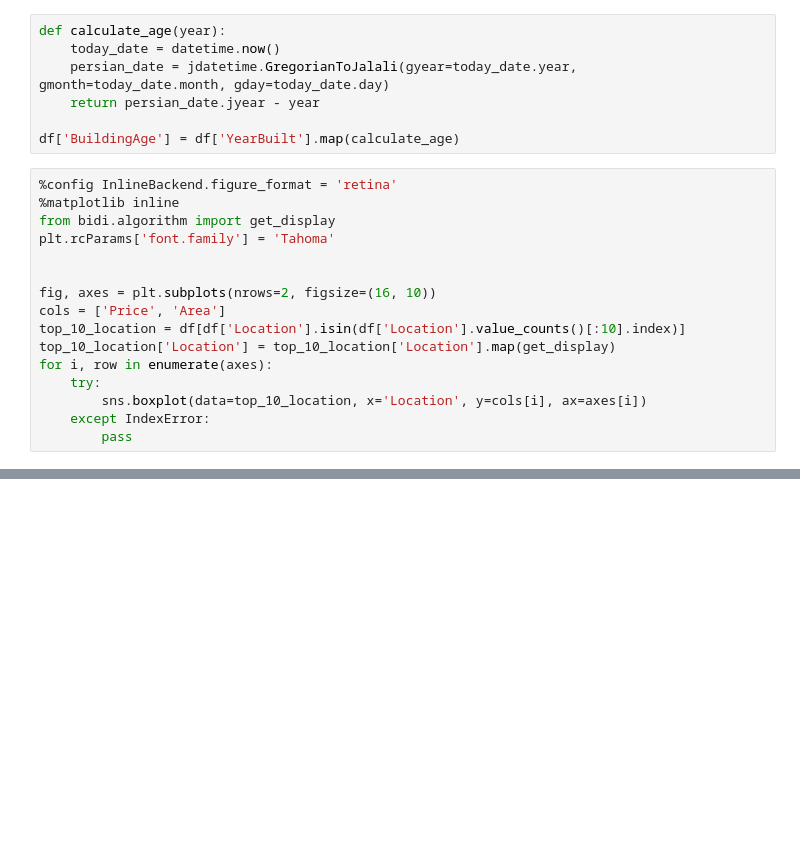
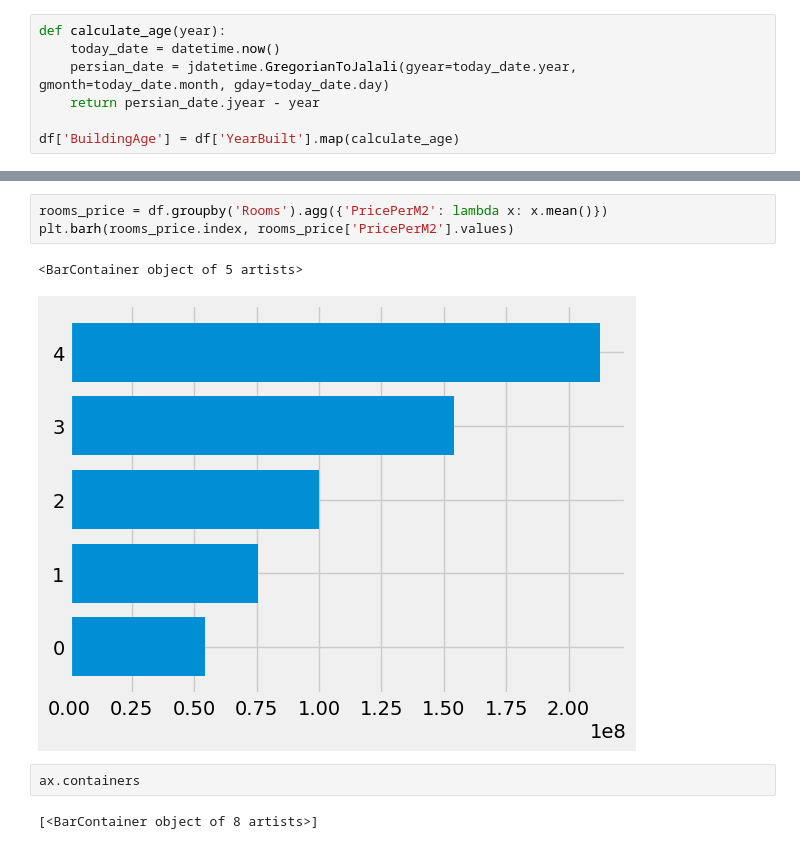
Before and after one commit to alavi-sam/house-analysis, a Jupyter notebook: analysis_notebook.ipynb, the cells around one changed output, grey strips where cells are left out. Drawn from its saved outputs; the diff is of its cells as text; blank space fills up the shorter version.

```diff
--- a/analysis_notebook.ipynb
+++ b/analysis_notebook.ipynb
@@ -83,19 +86,3 @@ def calculate_age(year):
     return persian_date.jyear - year
 
 df['BuildingAge'] = df['YearBuilt'].map(calculate_age)
-# %%
-%config InlineBackend.figure_format = 'retina'
-%matplotlib inline
-from bidi.algorithm import get_display
-plt.rcParams['font.family'] = 'Tahoma'
-
-
-fig, axes = plt.subplots(nrows=2, figsize=(16, 10))
-cols = ['Price', 'Area']
-top_10_location = df[df['Location'].isin(df['Location'].value_counts()[:10].index)]
-top_10_location['Location'] = top_10_location['Location'].map(get_display)
-for i, row in enumerate(axes):
-    try:
-        sns.boxplot(data=top_10_location, x='Location', y=cols[i], ax=axes[i])
-    except IndexError:
-        pass
@@ -173,0 +157,10 @@ See the caveats in the documentation: https://pandas.pydata.org/pandas-docs/stab
+# %%
+rooms_price = df.groupby('Rooms').agg({'PricePerM2': lambda x: x.mean()})
+plt.barh(rooms_price.index, rooms_price['PricePerM2'].values)
+# %% [output]
+<BarContainer object of 5 artists>
+[figure, added]
+# %%
+ax.containers
+# %% [output]
+[<BarContainer object of 8 artists>]
```
Also changed, not shown: parts of 12 cells of this notebook, 1 other file.
